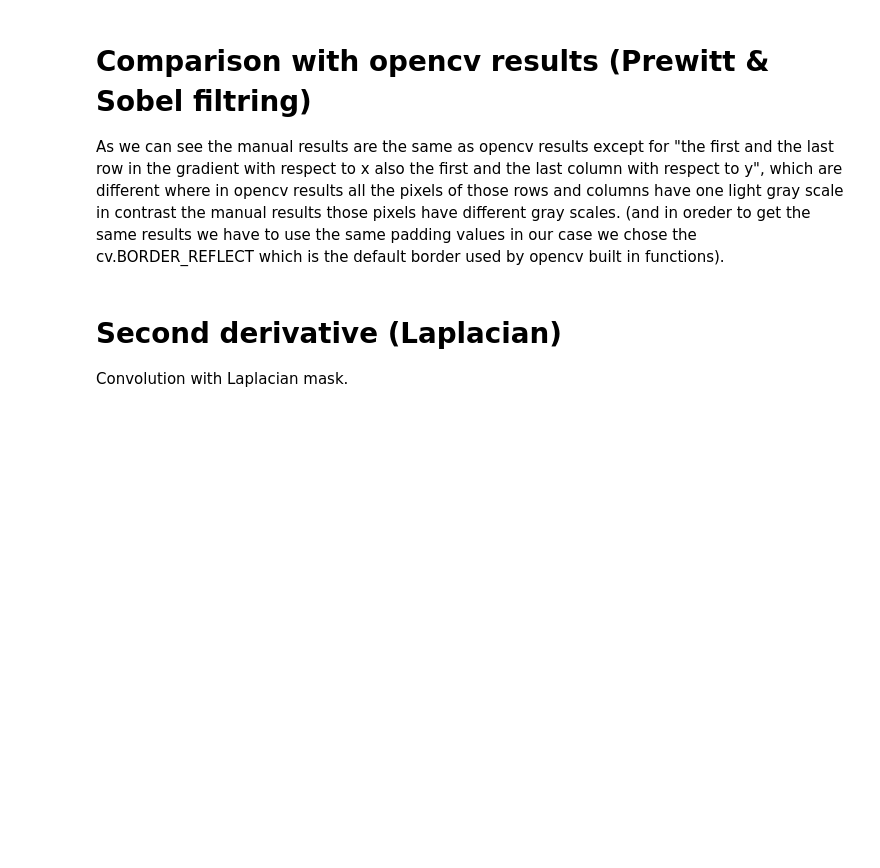
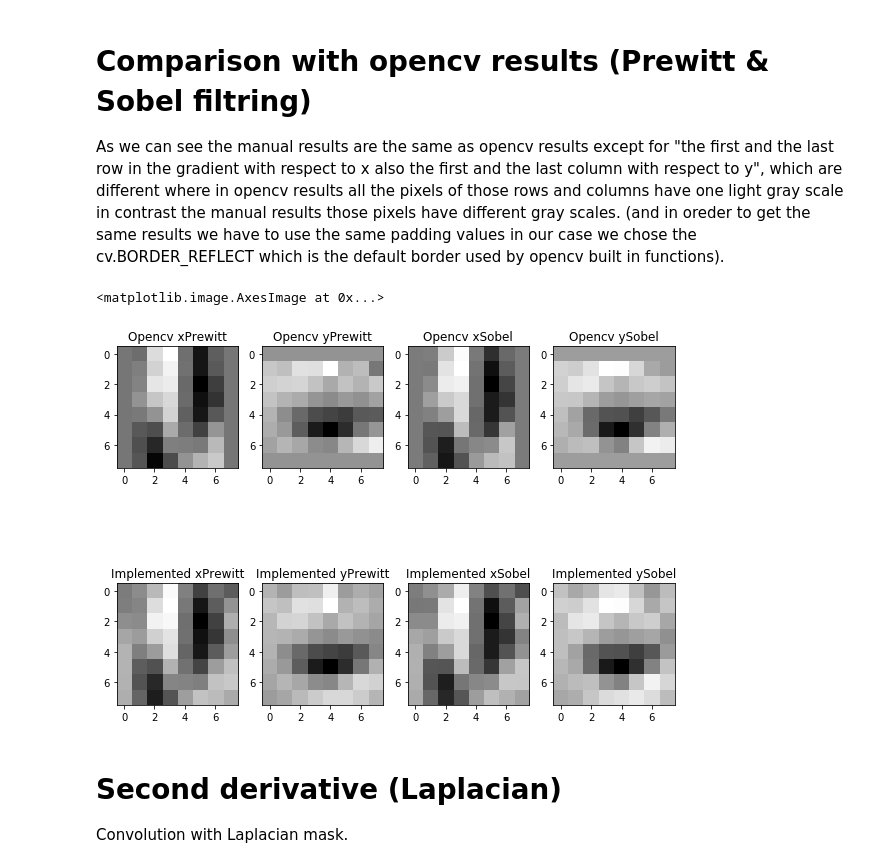
Before and after one commit to imadBO/Digital-Image-Processing, a Jupyter notebook: TP3/derivative_filtring.ipynb, the cells around one changed output. Cells and saved outputs as stored; diff of their text form; code cells hidden in the pictures; blank space fills up the shorter version.

```diff
--- a/TP3/derivative_filtring.ipynb
+++ b/TP3/derivative_filtring.ipynb
@@ -82,3 +7,16 @@ imageWidth = image.shape[1]
+# %%
+# Image preparation.
+image = np.array([[0,12,53,32,190,53,174,53],
+                  [57,32,12,227,219,202,32,154],
+                  [65,85,93,239,251,227,65,158],
+                  [73,146,146,247,255,235,154,130],
+                  [97,166,117,231,243,210,117,117],
+                  [117,190,36,146,178,93,20,170],
+                  [130,202,73,20,12,53,85,194],
+                  [146,206,130,117,85,166,182,215]])
+image = np.float32(image)
+imageHeight = image.shape[0]
+imageWidth = image.shape[1]
 # %%
 # Reading an image.
 # image =cv.imread('image1.jpg',0)
@@ -319,18 +382,23 @@ As we can see the manual results are the same as opencv results except for "the
 # %%
 Gx_Prewitt_cv=cv.filter2D(image,-1,kernel=xPrewittMask)
 Gy_Prewitt_cv=cv.filter2D(image,-1,kernel=yPrewittMask)
 Gx_Sobel_cv=cv.filter2D(image,-1,kernel=xSobelMask)
 Gy_Sobel_cv=cv.filter2D(image,-1,kernel=ySobelMask)
+
+plt.figure(figsize=(10,8))
 # Opencv gradient.
-plt.subplot(241);plt.title('cv2 xPrewitt');plt.imshow(Gx_Prewitt_cv,cmap='gray')
-plt.subplot(242);plt.title('cv2 yPrewitt');plt.imshow(Gy_Prewitt_cv,cmap='gray')
-plt.subplot(243);plt.title('cv2 xSobel');plt.imshow(Gx_Sobel_cv,cmap='gray')
-plt.subplot(244);plt.title('cv2 ySobel');plt.imshow(Gy_Sobel_cv,cmap='gray')
+plt.subplot(241);plt.title('Opencv xPrewitt');plt.imshow(Gx_Prewitt_cv,cmap='gray')
+plt.subplot(242);plt.title('Opencv yPrewitt');plt.imshow(Gy_Prewitt_cv,cmap='gray')
+plt.subplot(243);plt.title('Opencv xSobel');plt.imshow(Gx_Sobel_cv,cmap='gray')
+plt.subplot(244);plt.title('Opencv ySobel');plt.imshow(Gy_Sobel_cv,cmap='gray')
 # Manually calculated gradient.
-plt.subplot(245);plt.title('Man xPrewitt');plt.imshow(xPrewittGradient,cmap='gray')
-plt.subplot(246);plt.title('Man yPrewitt');plt.imshow(yPrewittGradient,cmap='gray')
-plt.subplot(247);plt.title('Man xSobel');plt.imshow(xSobelGradient,cmap='gray')
-plt.subplot(248);plt.title('Man ySobel');plt.imshow(ySobelGradient,cmap='gray')
+plt.subplot(245);plt.title('Implemented xPrewitt');plt.imshow(xPrewittGradient,cmap='gray')
+plt.subplot(246);plt.title('Implemented yPrewitt');plt.imshow(yPrewittGradient,cmap='gray')
+plt.subplot(247);plt.title('Implemented xSobel');plt.imshow(xSobelGradient,cmap='gray')
+plt.subplot(248);plt.title('Implemented ySobel');plt.imshow(ySobelGradient,cmap='gray')
+# %% [output]
+<matplotlib.image.AxesImage at 0x...>
+[figure, added]
 # %% [markdown]
 # Second derivative (Laplacian)
 Convolution with Laplacian mask.
```
Also changed, not shown: parts of 26 cells of this notebook, 25 other files.
